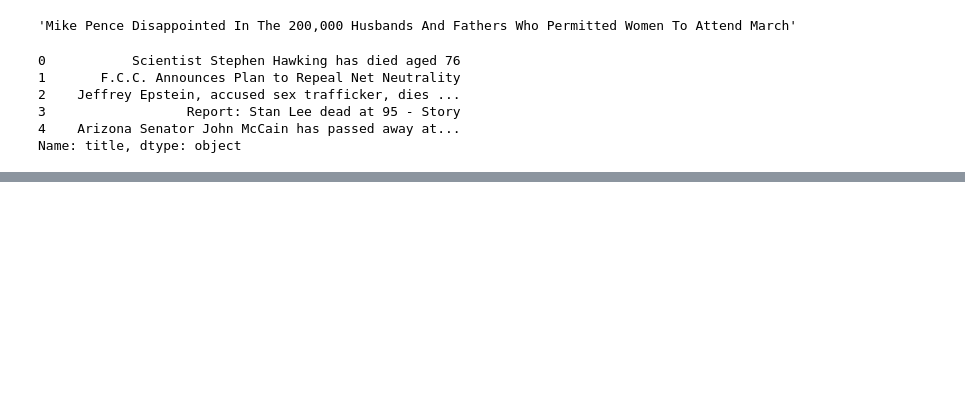
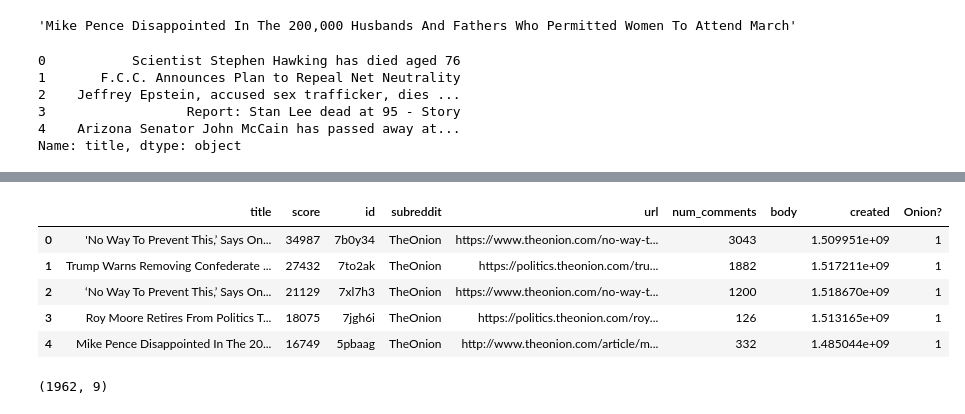
Before and after one commit to mmalinas/Springboard, a Jupyter notebook: Capstone2_MelanieM/MRM_DataExploration.ipynb, the cells around one changed output, grey strips where cells are left out. Saved outputs shown, nothing was run; the diff lists cells and outputs as text; code cells hidden in the pictures; blank space fills up the shorter version.

```diff
--- a/Capstone2_MelanieM/MRM_DataExploration.ipynb
+++ b/Capstone2_MelanieM/MRM_DataExploration.ipynb
@@ -22,7 +22,7 @@ Name: title, dtype: object
 # %%
 onion_subreddit = reddit.subreddit('TheOnion')
 posts_onion= []
-for post in onion_subreddit.top(time_filter='all',limit=1000):
+for post in onion_subreddit.top(time_filter='all',limit=3000):
     posts_onion.append([post.title, post.score, post.id, post.subreddit, post.url, post.num_comments,
                               post.selftext, post.created])
 posts_onion = pd.DataFrame(posts_onion,columns = ['title', 'score', 'id', 'subreddit', 'url', 'num_comments',
@@ -68,0 +79,10 @@ Name: title, dtype: object
+# %%
+posts_onion['Onion?'] = 1
+posts_onion.head()
+# %% [output]
+|  | title | score | id | subreddit | url | num_comments | body | created | Onion? |
+| 0 | 'No Way To Prevent This,’ Says On... | 34987 | 7b0y34 | TheOnion | https://www.theonion.com/no-way-t... | 3043 |  | 1.509951e+09 | 1 |
+| 1 | Trump Warns Removing Confederate ... | 27432 | 7to2ak | TheOnion | https://politics.theonion.com/tru... | 1882 |  | 1.517211e+09 | 1 |
+| 2 | ‘No Way To Prevent This,’ Says On... | 21129 | 7xl7h3 | TheOnion | https://www.theonion.com/no-way-t... | 1200 |  | 1.518670e+09 | 1 |
+| 3 | Roy Moore Retires From Politics T... | 18075 | 7jgh6i | TheOnion | https://politics.theonion.com/roy... | 126 |  | 1.513165e+09 | 1 |
+| 4 | Mike Pence Disappointed In The 20... | 16749 | 5pbaag | TheOnion | http://www.theonion.com/article/m... | 332 |  | 1.485044e+09 | 1 |
@@ -68,0 +91,4 @@ Name: title, dtype: object
+# %%
+all_posts.shape
+# %% [output]
+(1962, 9)
```
Also changed, not shown: parts of 26 cells of this notebook.
